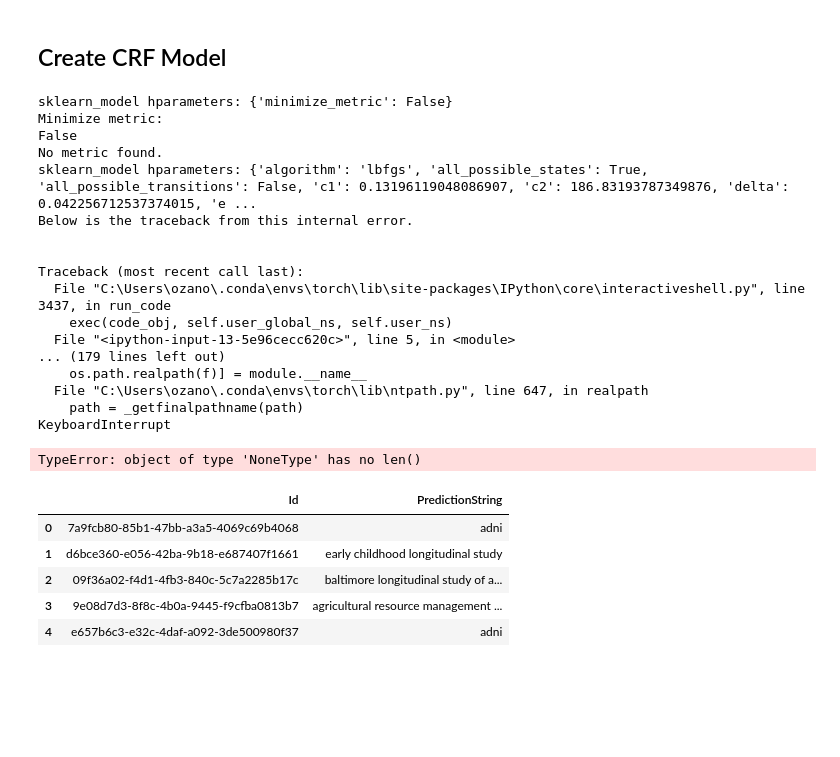
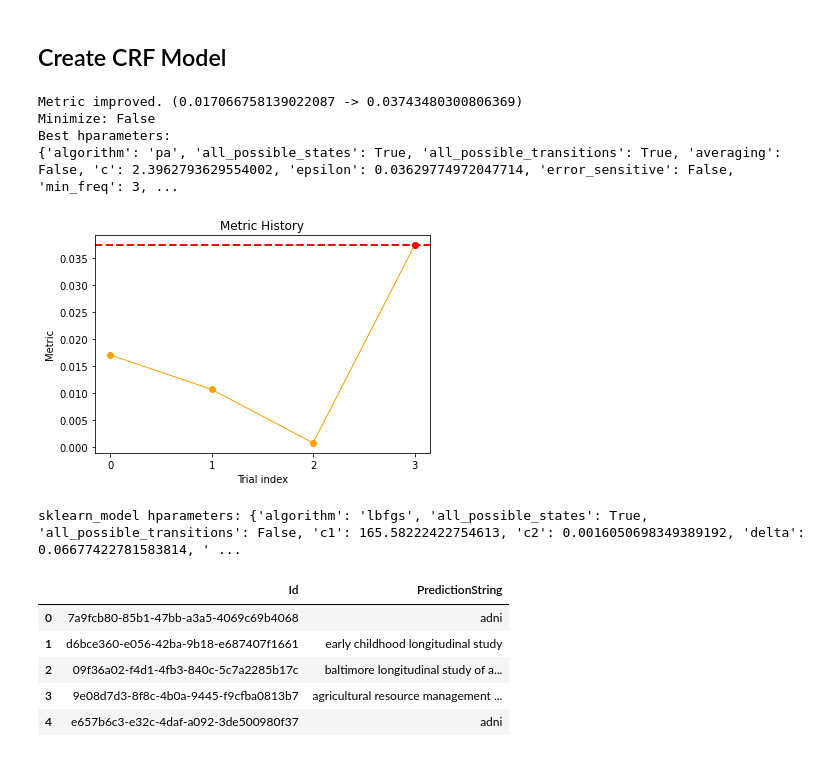
Before and after one commit to ozanzgur/kaggle_coleridge_initiative, a Jupyter notebook: train_crf2.ipynb, the cells around one changed output. Cells and saved outputs as stored; diff of their text form; code cells hidden in the pictures; blank space fills up the shorter version.

```diff
--- a/train_crf2.ipynb
+++ b/train_crf2.ipynb
@@ -131,6 +155,9 @@ existing_labels = set(temp_1 + temp_2 + temp_3)
 # %%
 count_BIO = 0
 count_O = 0
+
+val_idx = []
+train_idx = []
 
 def has_abbreviation(doc_text):
     return len(re_find_par.findall(doc_text)) > 0
@@ -150,6 +177,8 @@ def get_doc(doc_id):
     # Tokenize sentencewise
     sentences = sent_tokenize(doc_text)
     ##### STEP 2: For each sentence in our dataset
+    has_val_lab = False
+
     for sentence in sentences:
         lab_len = 0
         max_lab = ""
@@ -172,10 +201,20 @@ def get_doc(doc_id):
         bio_labels = []
 
         ##### STEP 2 i): Out of all matching labels in the sentence, find the label with maximum length
+
+        has_train_lab = False
         for clean_lab in existing_labels:
             if clean_lab in clean_sent_lower and lab_len < len(clean_lab):
                 lab_len = len(clean_lab)
                 max_lab = clean_lab
+                has_train_lab = True
+
+        if not has_train_lab:
+            for clean_lab in val_labels:
+                if clean_lab in clean_sent_lower and lab_len < len(clean_lab):
+                    lab_len = len(clean_lab)
+                    max_lab = clean_lab
+                    has_val_lab = True
 
         ##### STEP 2 ii): Use the selected label of maximum length to annotate the sentence using BIO tokens
         if lab_len > 0:
@@ -197,7 +236,7 @@ def get_doc(doc_id):
         else:
             count_O += 1
 
-            # Drop some negative sentences to save memory (60%)
+            # Drop some negative sentences to save memory (90%)
             if random.uniform(0, 1) < 0.1:
                 for word in tokenized_sent_upper:
                     bio_labels.append('O')
@@ -207,6 +246,11 @@ def get_doc(doc_id):
         y.append(bio_labels)
         X.append(tokenized_sent_upper)
 
+    if has_val_lab:
+        val_idx.append(doc_id)
+    else:
+        train_idx.append(doc_id)
+
     return X, y # Both list of lists
 
 #get_doc(docIdx[0])[0]
@@ -240,3 +284,7 @@ with open('data//doc_data_y.pkl', 'wb') as f:
 for doc_id in docIdx:
     with open(f'data/crf_x_data/{doc_id}.pkl', 'wb') as f:
         pickle.dump(doc_data_x[doc_id], f)
+
+for doc_id in docIdx:
+    with open(f'data/crf_y_data/{doc_id}.pkl', 'wb') as f:
+        pickle.dump(doc_data_y[doc_id], f)
@@ -243,3 +297,9 @@ for doc_id in docIdx:
+# %%
+with open(f'data/train_idx.pkl', 'wb') as f:
+        pickle.dump(train_idx, f)
+
+with open(f'data/val_idx.pkl', 'wb') as f:
+        pickle.dump(val_idx, f)
 # %% [markdown]
 ## Load Dataset
 # %%
@@ -250,6 +310,12 @@ import pickle
 
 with open('data//doc_data_y.pkl', 'rb') as f:
     doc_data_y = pickle.load(f)
+
+with open(f'data/train_idx.pkl', 'rb') as f:
+    train_idx = pickle.load(f)
+
+with open(f'data/val_idx.pkl', 'rb') as f:
+    val_idx = pickle.load(f)
 # %%
 import crf_feature_extractor
 
@@ -303,30 +369,18 @@ from mlmodels.search.hparameters import crf_params
 # %%
 delete_file('trials_sklearn')
 
 model = sklearn_model.SklearnModel1(minimize_metric = False)
 
-res = model.search(data, crf_params.search_space, crf_params.search_fixed, num_iter = 10)
+res = model.search(data, crf_params.search_space, crf_params.search_fixed, num_iter = 25)
 best_hparams = res['best_params']
 best_hparams.update(crf_params.search_fixed)
 # %% [output]
-sklearn_model hparameters: {'minimize_metric': False}
-Minimize metric:
-False
-No metric found.
-sklearn_model hparameters: {'algorithm': 'lbfgs', 'all_possible_states': True, 'all_possible_transitions': False, 'c1': 0.13196119048086907, 'c2': 186.83193787349876, 'delta': 0.042256712537374015, 'e ...
-Below is the traceback from this internal error.
-
-
-Traceback (most recent call last):
-  File "C:\Users\ozano\.conda\envs\torch\lib\site-packages\IPython\core\interactiveshell.py", line 3437, in run_code
-    exec(code_obj, self.user_global_ns, self.user_ns)
-  File "<ipython-input-13-5e96cecc620c>", line 5, in <module>
-... (179 lines left out)
-    os.path.realpath(f)] = module.__name__
-  File "C:\Users\ozano\.conda\envs\torch\lib\ntpath.py", line 647, in realpath
-    path = _getfinalpathname(path)
-KeyboardInterrupt
+Metric improved. (0.017066758139022087 -> 0.03743480300806369)
+Minimize: False
+Best hparameters:
+{'algorithm': 'pa', 'all_possible_states': True, 'all_possible_transitions': True, 'averaging': False, 'c': 2.3962793629554002, 'epsilon': 0.03629774972047714, 'error_sensitive': False, 'min_freq': 3, ...
+[figure, added]
-TypeError: object of type 'NoneType' has no len()
+sklearn_model hparameters: {'algorithm': 'lbfgs', 'all_possible_states': True, 'all_possible_transitions': False, 'c1': 165.58222422754613, 'c2': 0.0016050698349389192, 'delta': 0.06677422781583814, ' ...
 # %%
 model = sklearn_model.SklearnModel1(minimize_metric = False, **best_hparams)
 res = model.fit(data)
```
Also changed, not shown: parts of 5 cells of this notebook, 4 other files.
